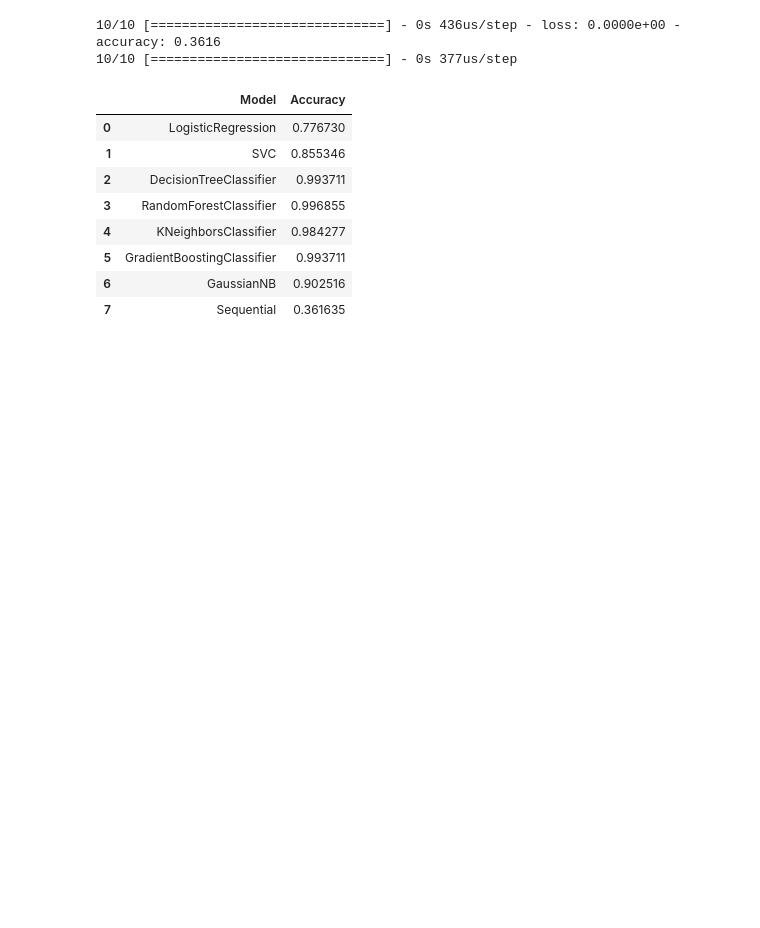
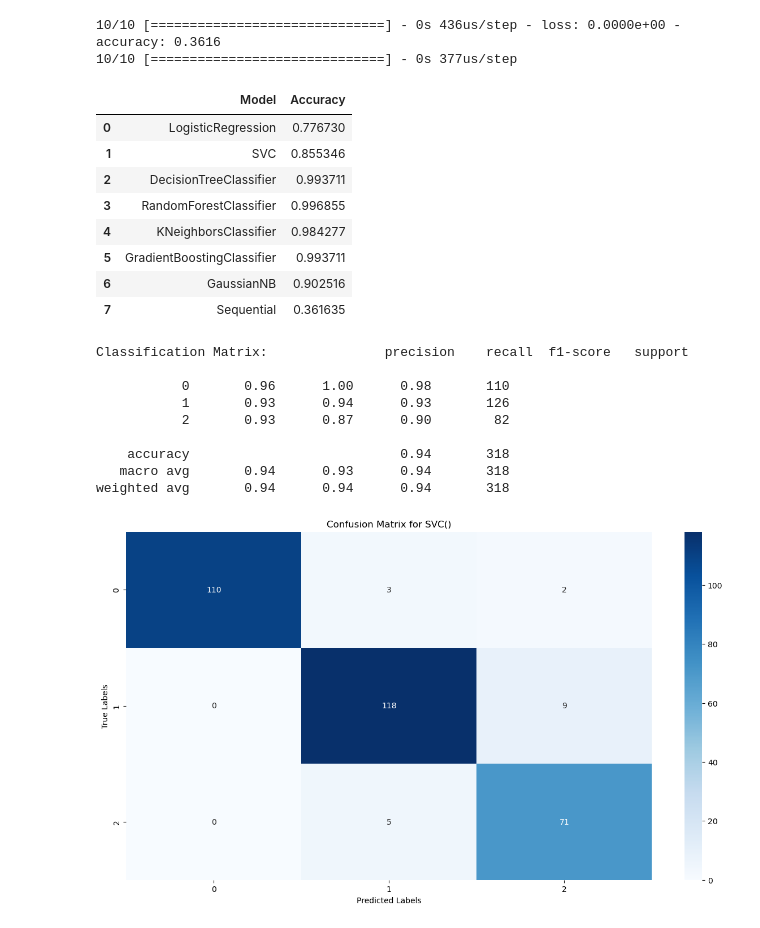
Before and after one commit to MaukanMir/Milk-Classifier, a Jupyter notebook: training.ipynb, the cells around one changed output. Saved outputs shown, nothing was run; the diff lists cells and outputs as text; code cells hidden in the pictures; blank space fills up the shorter version.

```diff
--- a/training.ipynb
+++ b/training.ipynb
@@ -247,3 +247,30 @@ models
 | 5 | GradientBoostingClassifier | 0.993711 |
 | 6 | GaussianNB | 0.902516 |
 | 7 | Sequential | 0.361635 |
+# %%
+X,y = df.drop("Grade",axis=1), df["Grade"]
+
+X_train, X_test, y_train, y_test = train_test_split(X,y,test_size=0.3, random_state=42)
+scaler = StandardScaler()
+
+X_train_scaled, X_test_scaled = scaler.fit_transform(X_train), scaler.transform(X_test)
+
+
+SVC = SVC()
+
+SVC.fit(X_train_scaled, y_train)
+
+predictions = SVC.predict(X_test_scaled)
+
+create_confusion_matrix(SVC, predictions, y_test)
+# %% [output]
+Classification Matrix:               precision    recall  f1-score   support
+
+           0       0.96      1.00      0.98       110
+           1       0.93      0.94      0.93       126
+           2       0.93      0.87      0.90        82
+
+    accuracy                           0.94       318
+   macro avg       0.94      0.93      0.94       318
+weighted avg       0.94      0.94      0.94       318
+[figure, added]
```
